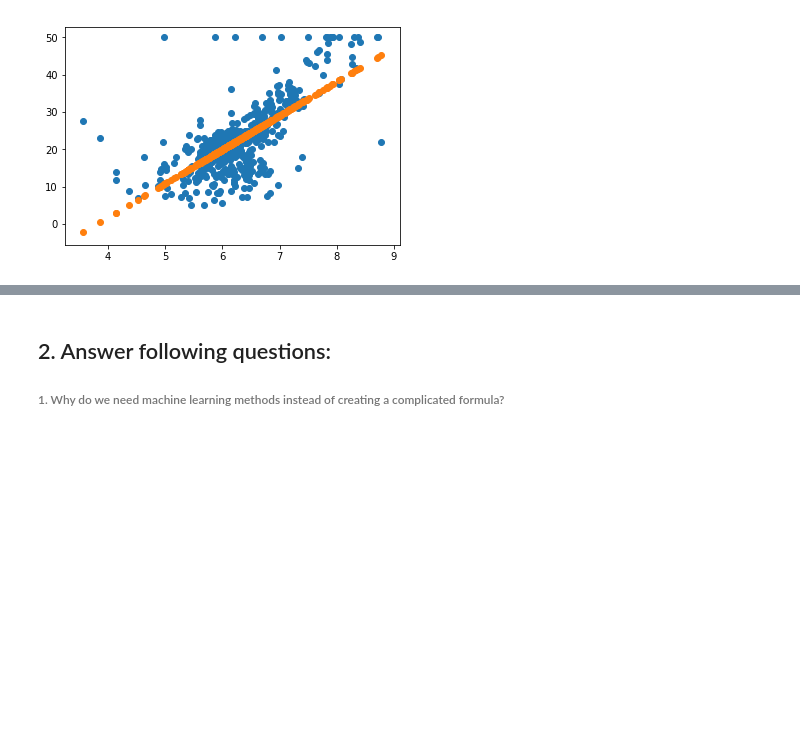
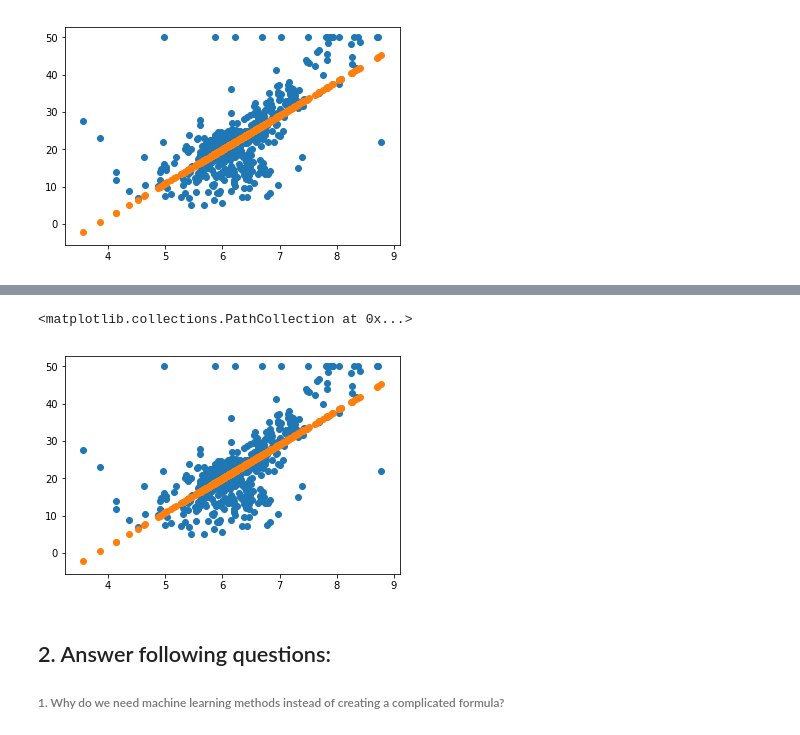
Before and after one commit to HaiBlueSea/Assignment-NLP, a Jupyter notebook: lesson-02/Homework-02.ipynb, the cells around one changed output, grey strips where cells are left out. Saved outputs shown, nothing was run; the diff lists cells and outputs as text; code cells hidden in the pictures; blank space fills up the shorter version.

```diff
--- a/lesson-02/Homework-02.ipynb
+++ b/lesson-02/Homework-02.ipynb
@@ -193,3 +254,10 @@ plt.scatter(x_rm, [[best_k*i + best_b for i in x_rm]])
+# %%
+best_k, best_b = float(result[a]), float(result[b])
+draw_rm_price()
+plt.scatter(x_rm, [best_k*i + best_b for i in x_rm])
+# %% [output]
+<matplotlib.collections.PathCollection at 0x...>
+[figure, added]
 # %% [markdown]
 ## 2. Answer following questions:
 
```
Also changed, not shown: parts of 13 cells of this notebook.
